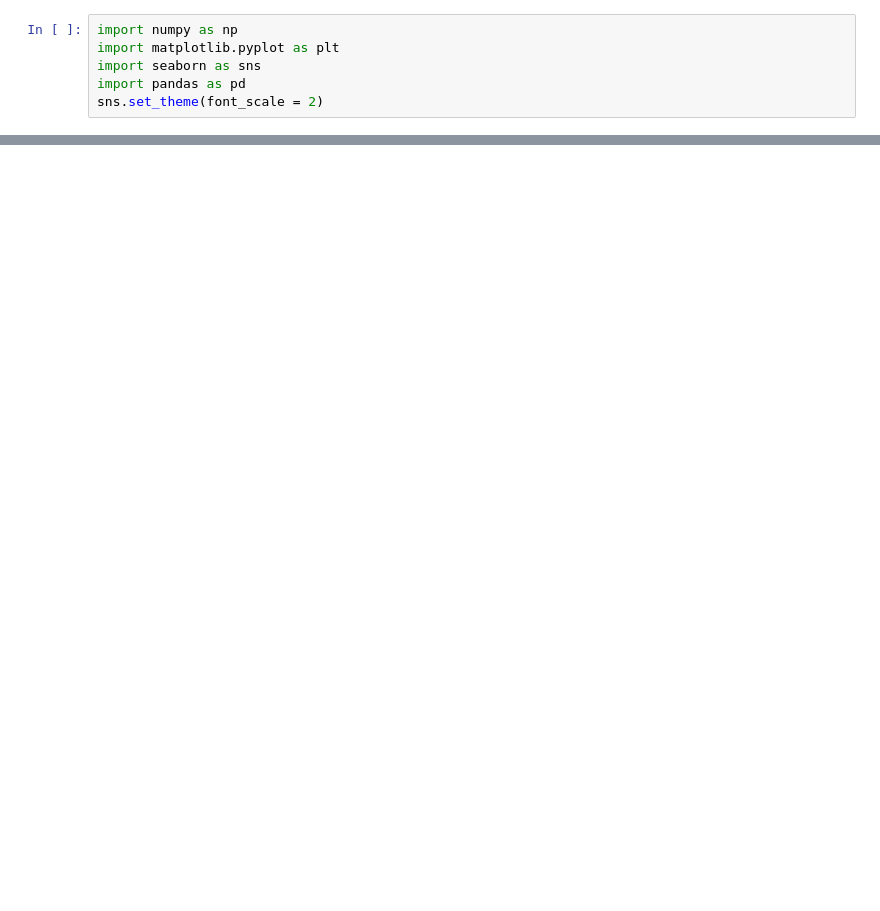
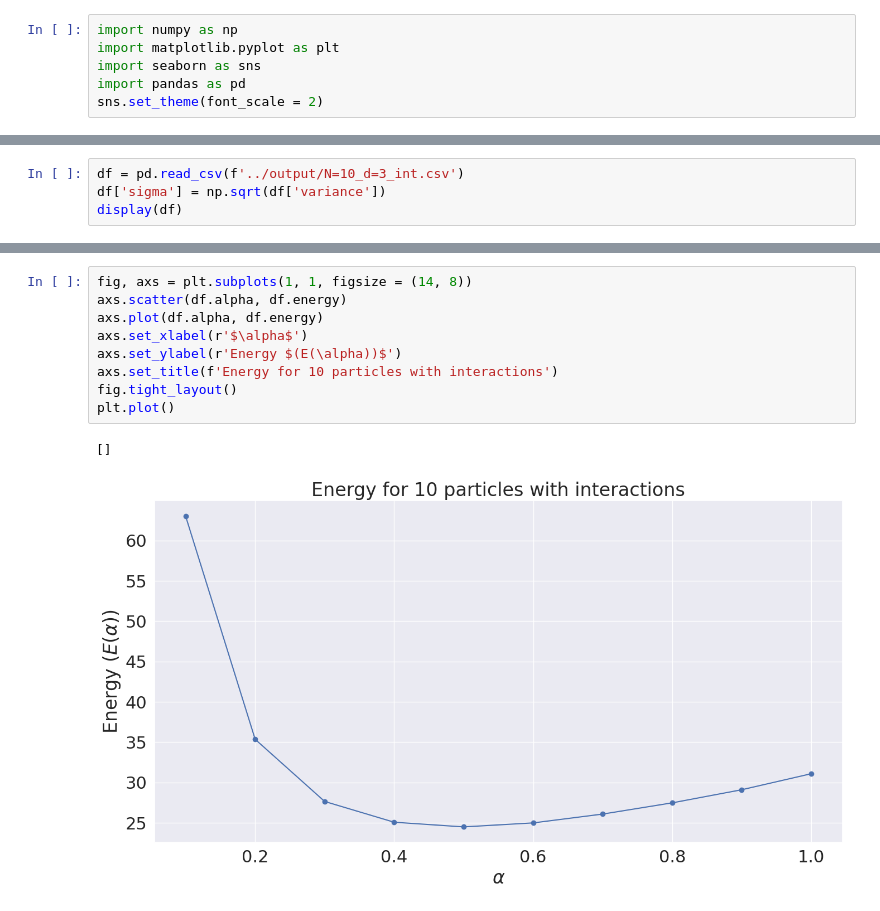
Before and after one commit to carlfre/FYS4411-project1, a Jupyter notebook: plots/plotting.ipynb, the cells around one changed output, grey strips where cells are left out. Drawn from its saved outputs; the diff is of its cells as text; blank space fills up the shorter version.

Commit message:
Interactions is working for brute force

```diff
--- a/plots/plotting.ipynb
+++ b/plots/plotting.ipynb
@@ -143,0 +171,4 @@ plt.show()
+# %%
+df = pd.read_csv(f'../output/N=10_d=3_int.csv')
+df['sigma'] = np.sqrt(df['variance'])
+display(df)
@@ -143,0 +187,12 @@ plt.show()
+# %%
+fig, axs = plt.subplots(1, 1, figsize = (14, 8))
+axs.scatter(df.alpha, df.energy)
+axs.plot(df.alpha, df.energy)
+axs.set_xlabel(r'$\alpha$')
+axs.set_ylabel(r'Energy $(E(\alpha))$')
+axs.set_title(f'Energy for 10 particles with interactions')
+fig.tight_layout()
+plt.plot()
+# %% [output]
+[]
+[figure, added]
```
Also changed, not shown: parts of 10 cells of this notebook, 7 other files.
